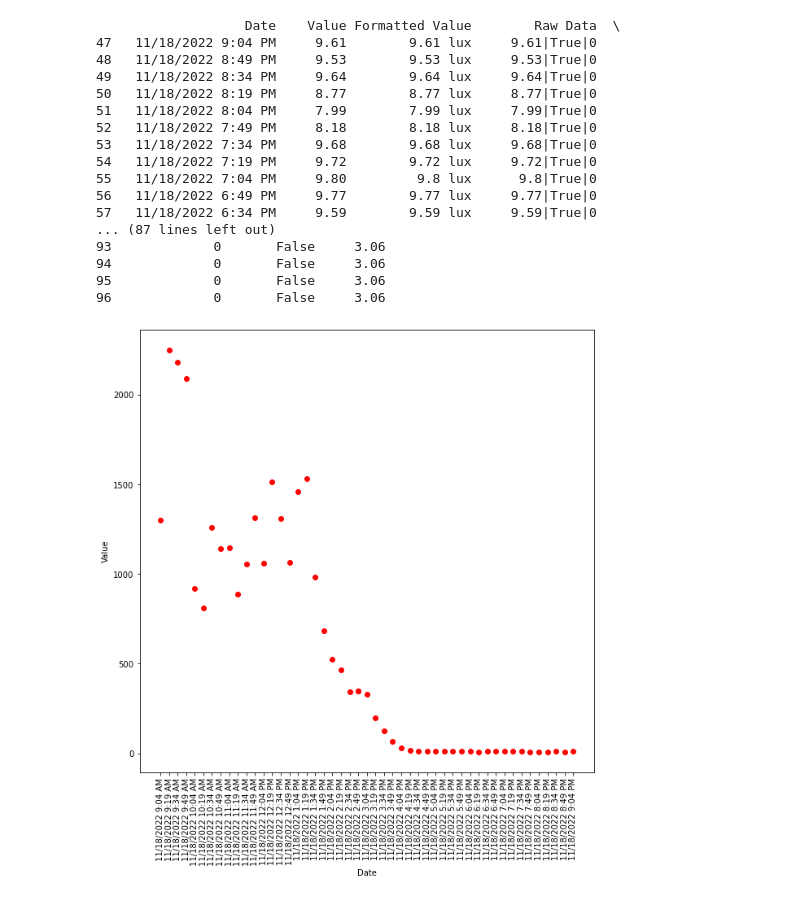
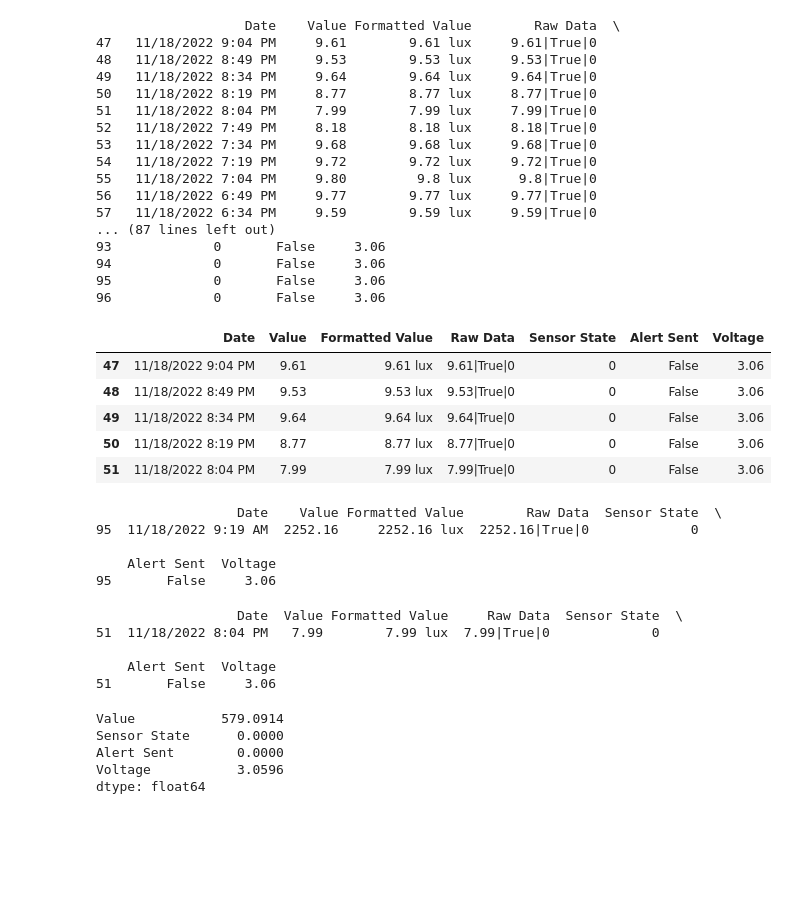
Before and after one commit to aliciah1/durhack2022, a Jupyter notebook: LIGHTS_DATASET.ipynb, the cells around one changed output. Cells and saved outputs as stored; diff of their text form; code cells hidden in the pictures; blank space fills up the shorter version.

Commit message:
Add files via upload
Adding the mean and min/max and statistical breakdowns of the light_dataset

```diff
--- a/LIGHTS_DATASET.ipynb
+++ b/LIGHTS_DATASET.ipynb
@@ -159,12 +159,35 @@ print(df)
 95             0       False     3.06
 96             0       False     3.06
 # %%
-plt.figure(figsize=(10,10))
-plt.scatter(df['Date'], df['Value'], marker='o', color='red')
-plt.xlabel('Date')
-plt.ylabel('Value')
-plt.gca().invert_xaxis()
-ax = plt.gca()
-ax.tick_params(axis='x', labelrotation = 90)
+df.head()
 # %% [output]
-[figure, removed]
+|  | Date | Value | Formatted Value | Raw Data | Sensor State | Alert Sent | Voltage |
+| 47 | 11/18/2022 9:04 PM | 9.61 | 9.61 lux | 9.61|True|0 | 0 | False | 3.06 |
+| 48 | 11/18/2022 8:49 PM | 9.53 | 9.53 lux | 9.53|True|0 | 0 | False | 3.06 |
+| 49 | 11/18/2022 8:34 PM | 9.64 | 9.64 lux | 9.64|True|0 | 0 | False | 3.06 |
+| 50 | 11/18/2022 8:19 PM | 8.77 | 8.77 lux | 8.77|True|0 | 0 | False | 3.06 |
+| 51 | 11/18/2022 8:04 PM | 7.99 | 7.99 lux | 7.99|True|0 | 0 | False | 3.06 |
+# %%
+print(df[df.Value == df.Value.max()])
+# %% [output]
+                  Date    Value Formatted Value        Raw Data  Sensor State  \
+95  11/18/2022 9:19 AM  2252.16     2252.16 lux  2252.16|True|0             0
+
+    Alert Sent  Voltage
+95       False     3.06
+# %%
+print(df[df.Value == df.Value.min()])
+# %% [output]
+                  Date  Value Formatted Value     Raw Data  Sensor State  \
+51  11/18/2022 8:04 PM   7.99        7.99 lux  7.99|True|0             0
+
+    Alert Sent  Voltage
+51       False     3.06
+# %%
+print(df.mean())
+# %% [output]
+Value           579.0914
+Sensor State      0.0000
+Alert Sent        0.0000
+Voltage           3.0596
+dtype: float64
```
Also changed, not shown: parts of 1 cell of this notebook.
